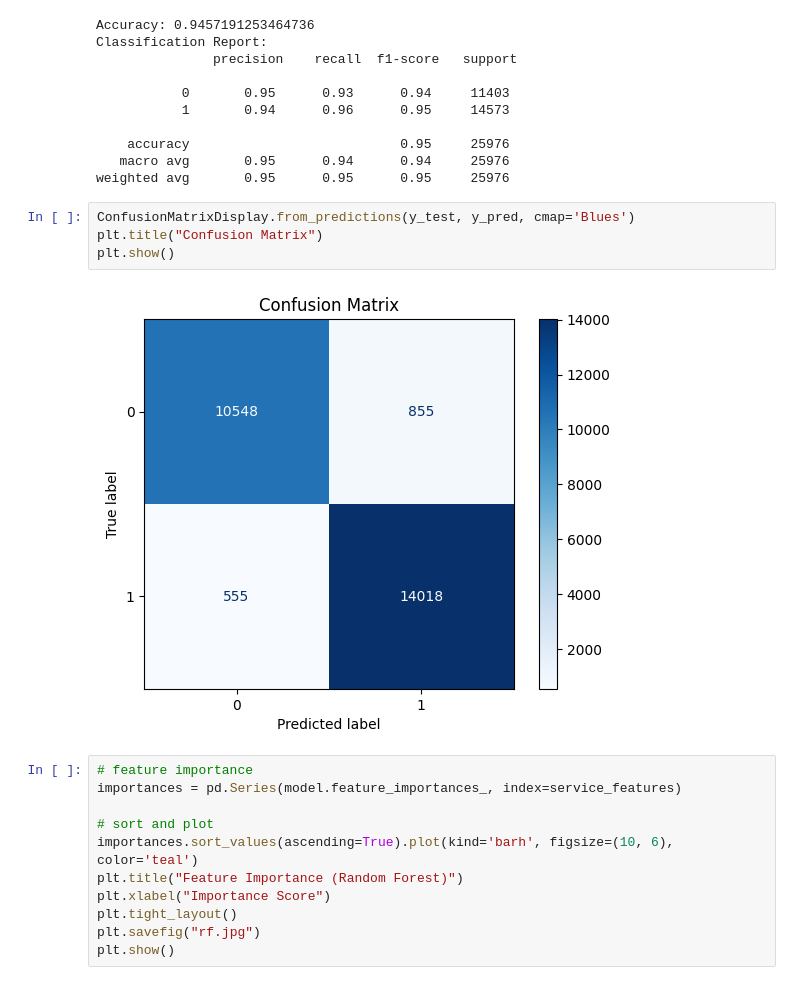
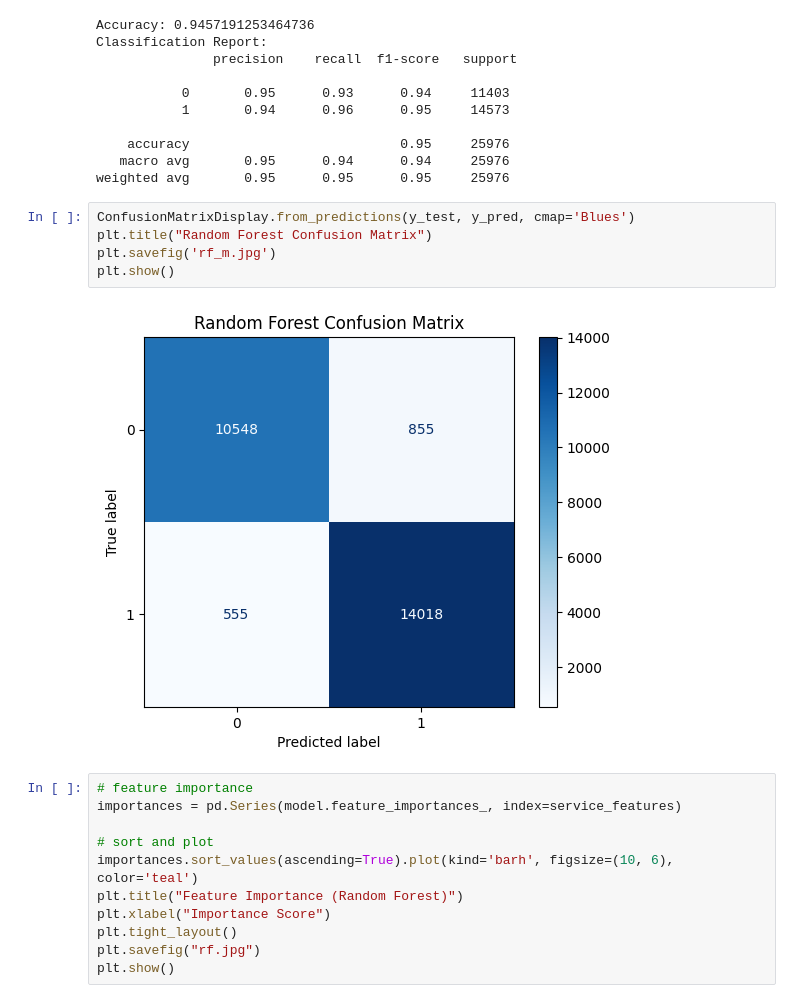
Before and after one commit to imdeadlock/airline_satisfaction_churn_analysis, a Jupyter notebook: airline_customer_churn_analysis.ipynb, the cells around one changed output. Saved outputs shown, nothing was run; the diff lists cells and outputs as text.

```diff
--- a/airline_customer_churn_analysis.ipynb
+++ b/airline_customer_churn_analysis.ipynb
@@ -500,10 +503,11 @@ Classification Report:
 weighted avg       0.95      0.95      0.95     25976
 # %%
 ConfusionMatrixDisplay.from_predictions(y_test, y_pred, cmap='Blues')
-plt.title("Confusion Matrix")
+plt.title("Random Forest Confusion Matrix")
+plt.savefig('rf_m.jpg')
 plt.show()
 # %% [output]
-[figure, old version]
+[figure, new version]
 # %%
 # feature importance
 importances = pd.Series(model.feature_importances_, index=service_features)
```
Also changed, not shown: parts of 4 cells of this notebook.
